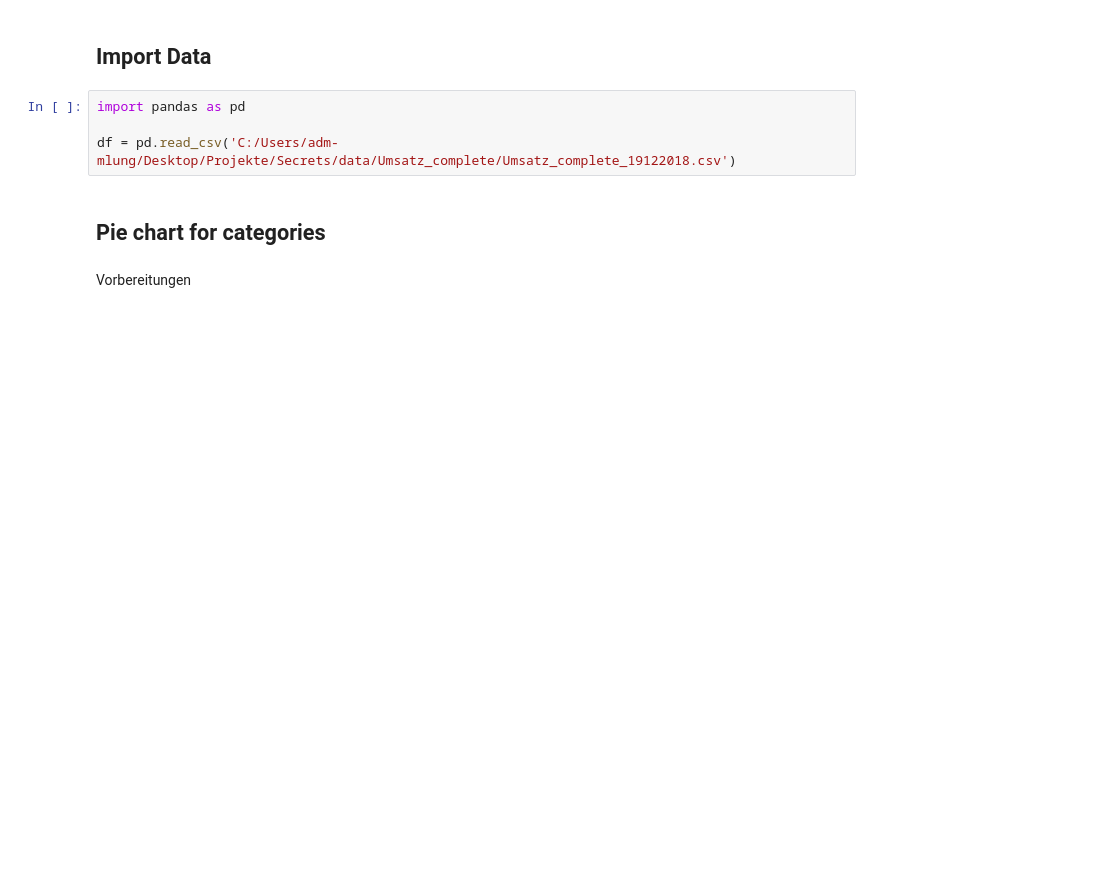
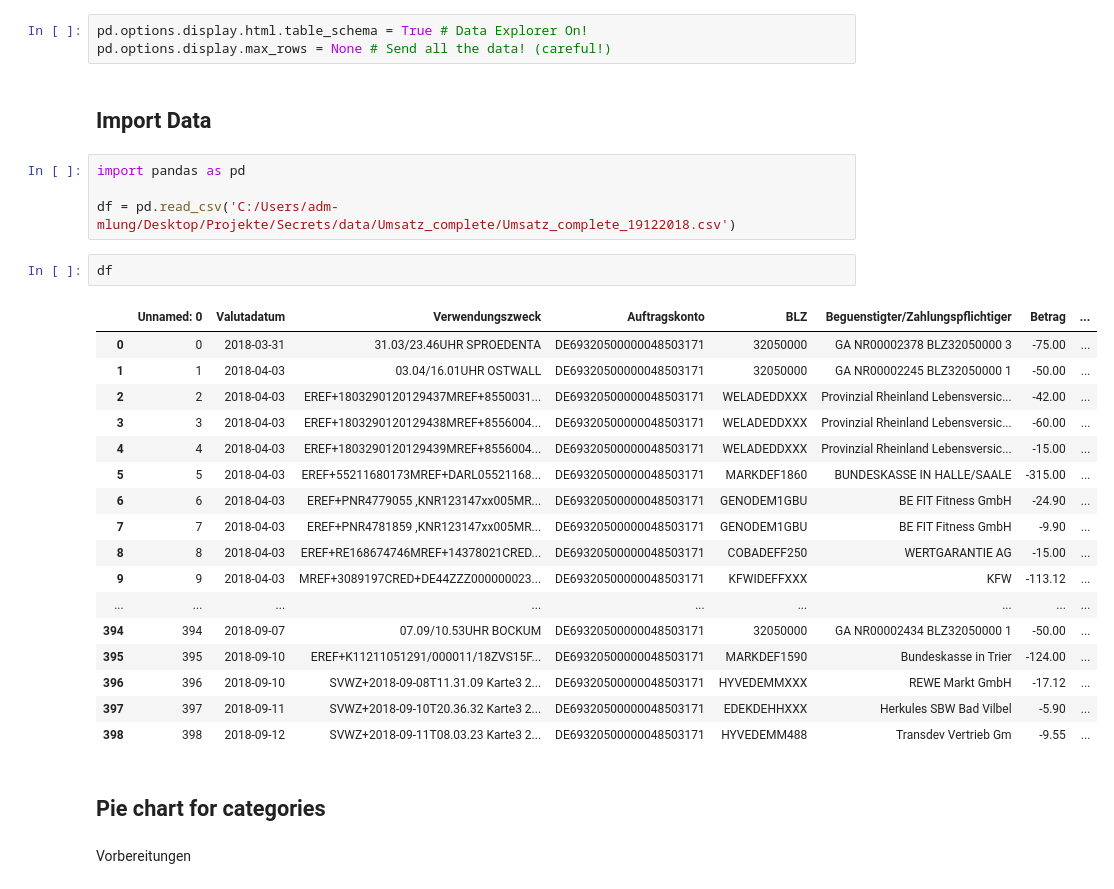
Before and after one commit to mmmlung/MFP, a Jupyter notebook: Notebooks/Experiments_plotly.ipynb, the cells around one changed output. Saved outputs shown, nothing was run; the diff lists cells and outputs as text; blank space fills up the shorter version.

```diff
--- a/Notebooks/Experiments_plotly.ipynb
+++ b/Notebooks/Experiments_plotly.ipynb
@@ -1,11 +1,34 @@
 # %% [markdown]
 # Experiementieren mit Plotly
+# %%
+pd.options.display.html.table_schema = True # Data Explorer On!
+pd.options.display.max_rows = None # Send all the data! (careful!)
 # %% [markdown]
 ## Import Data
 # %%
 import pandas as pd
 
 df = pd.read_csv('C:/Users/adm-mlung/Desktop/Projekte/Secrets/data/Umsatz_complete/Umsatz_complete_19122018.csv')
+# %%
+df
+# %% [output]
+|  | Unnamed: 0 | Valutadatum | Verwendungszweck | Auftragskonto | BLZ | Beguenstigter/Zahlungspflichtiger | Betrag | ... |
+| 0 | 0 | 2018-03-31 | 31.03/23.46UHR SPROEDENTA | DE69320500000048503171 | 32050000 | GA NR00002378 BLZ32050000 3 | -75.00 | ... |
+| 1 | 1 | 2018-04-03 | 03.04/16.01UHR OSTWALL | DE69320500000048503171 | 32050000 | GA NR00002245 BLZ32050000 1 | -50.00 | ... |
+| 2 | 2 | 2018-04-03 | EREF+1803290120129437MREF+8550031... | DE69320500000048503171 | WELADEDDXXX | Provinzial Rheinland Lebensversic... | -42.00 | ... |
+| 3 | 3 | 2018-04-03 | EREF+1803290120129438MREF+8556004... | DE69320500000048503171 | WELADEDDXXX | Provinzial Rheinland Lebensversic... | -60.00 | ... |
+| 4 | 4 | 2018-04-03 | EREF+1803290120129439MREF+8556004... | DE69320500000048503171 | WELADEDDXXX | Provinzial Rheinland Lebensversic... | -15.00 | ... |
+| 5 | 5 | 2018-04-03 | EREF+55211680173MREF+DARL05521168... | DE69320500000048503171 | MARKDEF1860 | BUNDESKASSE IN HALLE/SAALE | -315.00 | ... |
+| 6 | 6 | 2018-04-03 | EREF+PNR4779055 ,KNR123147xx005MR... | DE69320500000048503171 | GENODEM1GBU | BE FIT Fitness GmbH | -24.90 | ... |
+| 7 | 7 | 2018-04-03 | EREF+PNR4781859 ,KNR123147xx005MR... | DE69320500000048503171 | GENODEM1GBU | BE FIT Fitness GmbH | -9.90 | ... |
+| 8 | 8 | 2018-04-03 | EREF+RE168674746MREF+14378021CRED... | DE69320500000048503171 | COBADEFF250 | WERTGARANTIE AG | -15.00 | ... |
+| 9 | 9 | 2018-04-03 | MREF+3089197CRED+DE44ZZZ000000023... | DE69320500000048503171 | KFWIDEFFXXX | KFW | -113.12 | ... |
+| ... | ... | ... | ... | ... | ... | ... | ... | ... |
+| 394 | 394 | 2018-09-07 | 07.09/10.53UHR BOCKUM | DE69320500000048503171 | 32050000 | GA NR00002434 BLZ32050000 1 | -50.00 | ... |
+| 395 | 395 | 2018-09-10 | EREF+K11211051291/000011/18ZVS15F... | DE69320500000048503171 | MARKDEF1590 | Bundeskasse in Trier | -124.00 | ... |
+| 396 | 396 | 2018-09-10 | SVWZ+2018-09-08T11.31.09 Karte3 2... | DE69320500000048503171 | HYVEDEMMXXX | REWE Markt GmbH | -17.12 | ... |
+| 397 | 397 | 2018-09-11 | SVWZ+2018-09-10T20.36.32 Karte3 2... | DE69320500000048503171 | EDEKDEHHXXX | Herkules SBW Bad Vilbel | -5.90 | ... |
+| 398 | 398 | 2018-09-12 | SVWZ+2018-09-11T08.03.23 Karte3 2... | DE69320500000048503171 | HYVEDEMM488 | Transdev Vertrieb Gm | -9.55 | ... |
 # %% [markdown]
 ## Pie chart for categories
 # %% [markdown]
```
Also changed, not shown: 2 other files.
